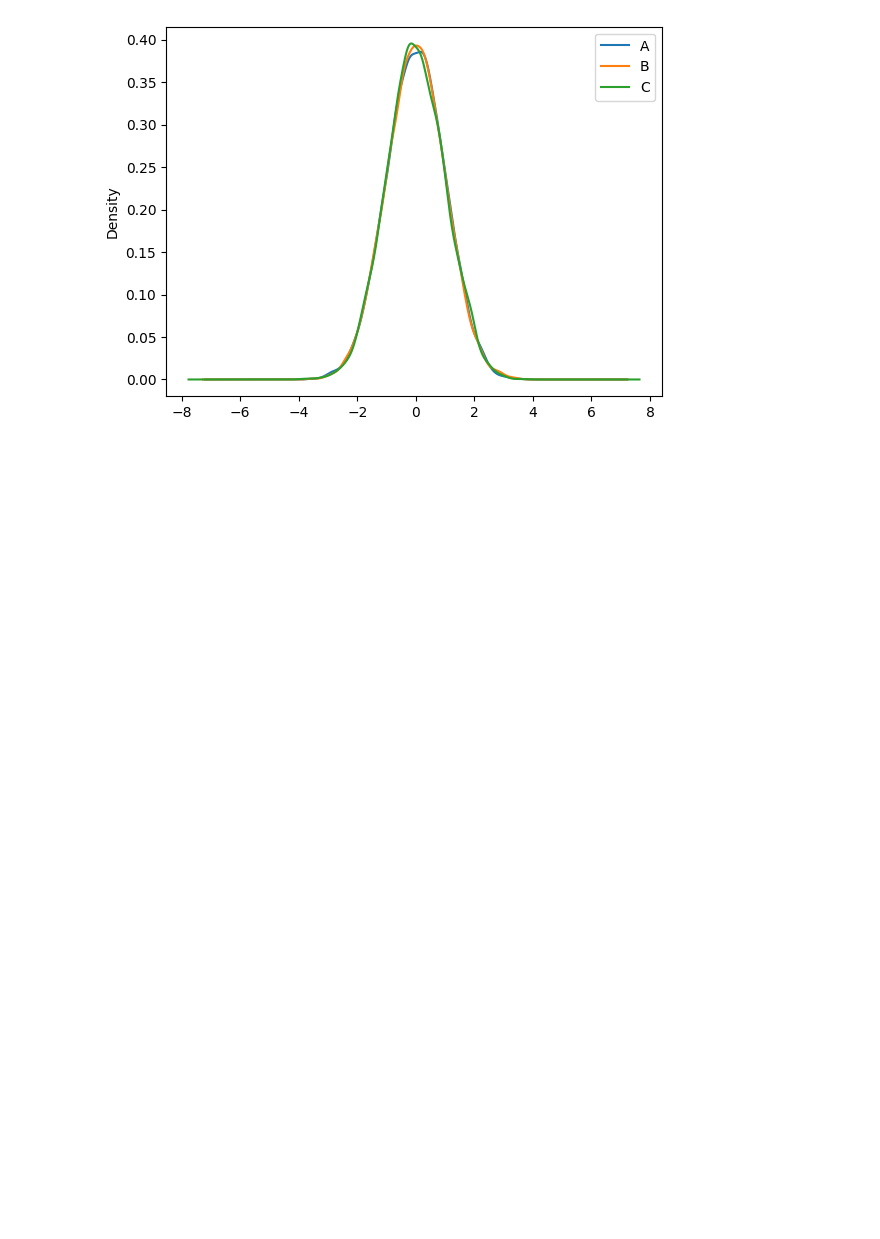
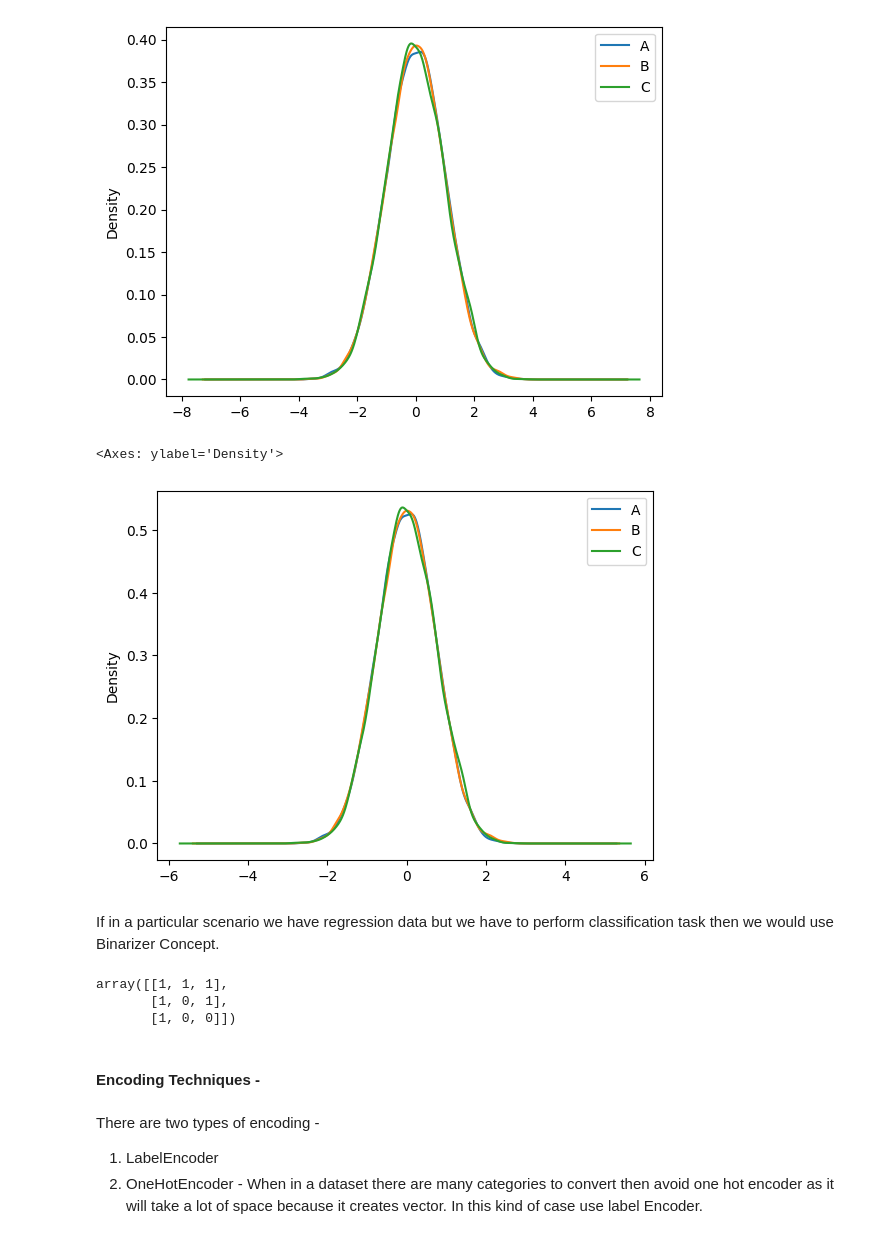
Before and after one commit to Aryanmartinian/Data-Science-AI-Ecosystem, a Jupyter notebook: Preprocessing.ipynb, the cells around one changed output. Saved outputs shown, nothing was run; the diff lists cells and outputs as text; code cells hidden in the pictures; blank space fills up the shorter version.

```diff
--- a/Preprocessing.ipynb
+++ b/Preprocessing.ipynb
@@ -61,3 +61,15 @@ df.plot.kde()
 # %% [output]
 <Axes: ylabel='Density'>
 [figure]
+# %%
+rscaler = RobustScaler()
+# %%
+robust = rscaler.fit_transform(df)
+df = pd.DataFrame(robust, columns=['A','B','C'])
+# %%
+df.plot.kde()
+# %% [output]
+<Axes: ylabel='Density'>
+[figure, added]
+# %% [markdown]
+If in a particular scenario we have regression data but we have to perform classification task then we would use Binarizer Concept.
@@ -63,0 +83,13 @@ df.plot.kde()
+# %%
+binary1 = binary.transform(a)
+binary1
+# %% [output]
+array([[1, 1, 1],
+       [1, 0, 1],
+       [1, 0, 0]])
+# %% [markdown]
+#### Encoding Techniques -
+# %% [markdown]
+There are two types of encoding -
+1. LabelEncoder
+2. OneHotEncoder - When in a dataset there are many categories to convert then avoid one hot encoder as it will take a lot of space because it creates vector. In this kind of case use label Encoder.
```
Also changed, not shown: parts of 3 cells of this notebook.
